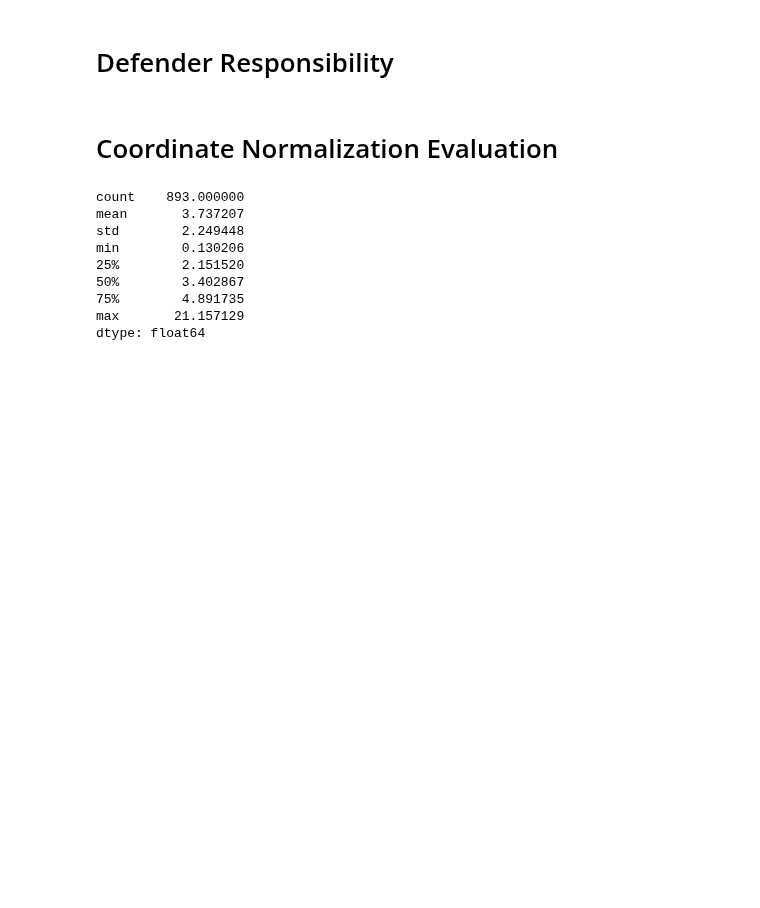
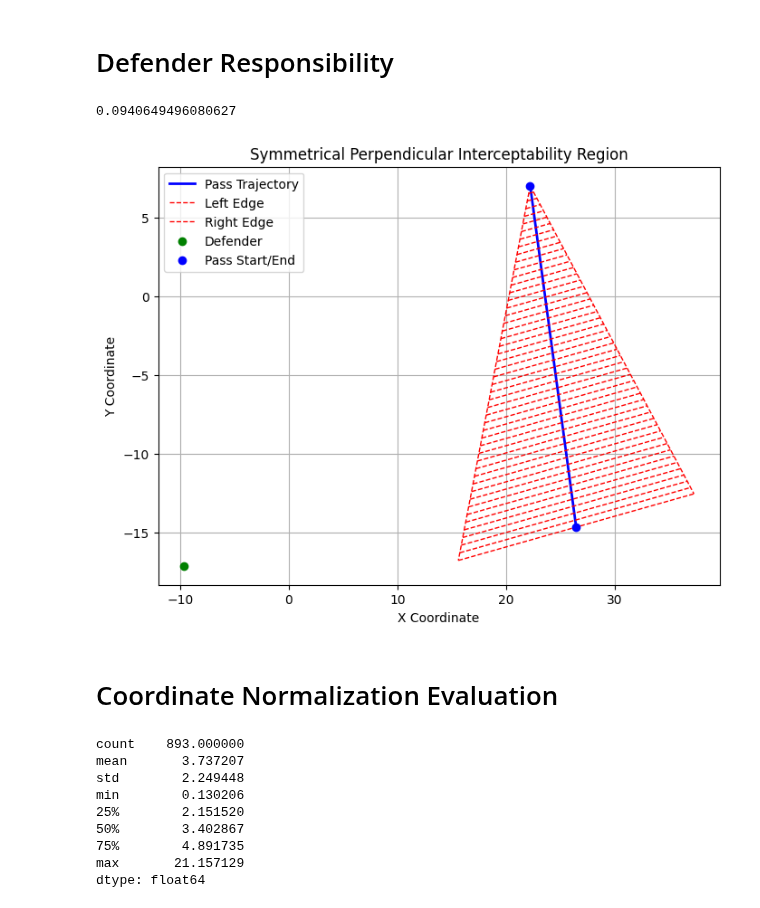
Before and after one commit to ariskoutris/defensive-passing-networks, a Jupyter notebook: src/notebooks/pass_tables.ipynb, the cells around one changed output. Saved outputs shown, nothing was run; the diff lists cells and outputs as text; code cells hidden in the pictures; blank space fills up the shorter version.

```diff
--- a/src/notebooks/pass_tables.ipynb
+++ b/src/notebooks/pass_tables.ipynb
@@ -294 +366,5 @@ joined_df['responsibility'] = joined_df.apply(responsibility, axis=1, pass_lengt
 joined_df['responsibility'] = np.where(joined_df['tracking.is_teammate'], 0, joined_df['responsibility'])
+# %%
+len(joined_df[joined_df['responsibility'] > 0]) / (len(joined_df) / 23 * 11)
+# %% [output]
+0.0940649496080627
@@ -295,3 +448,7 @@ joined_df['responsibility'] = np.where(joined_df['tracking.is_teammate'], 0, joi
+# %%
+plot_interceptability_triangle(joined_df.iloc[50])
+# %% [output]
+[figure, added]
 # %% [markdown]
 # Coordinate Normalization Evaluation
 # %%
```
Also changed, not shown: parts of 10 cells of this notebook.
